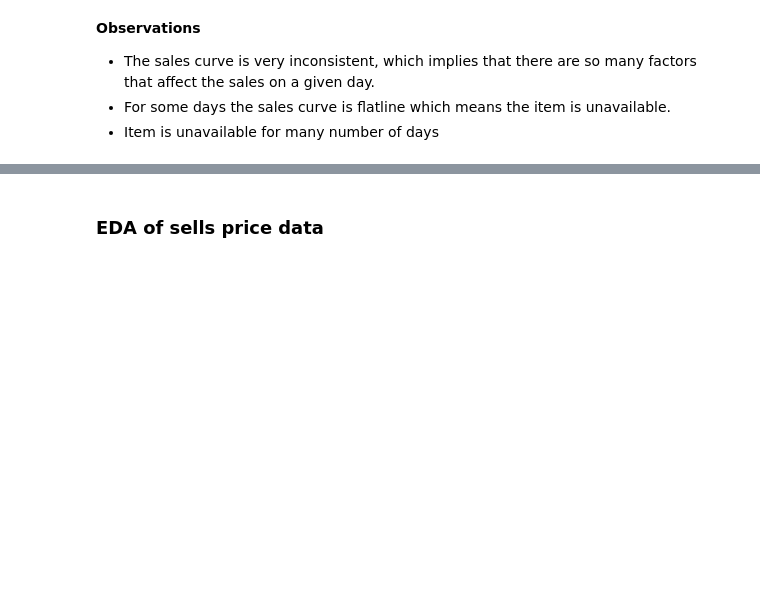
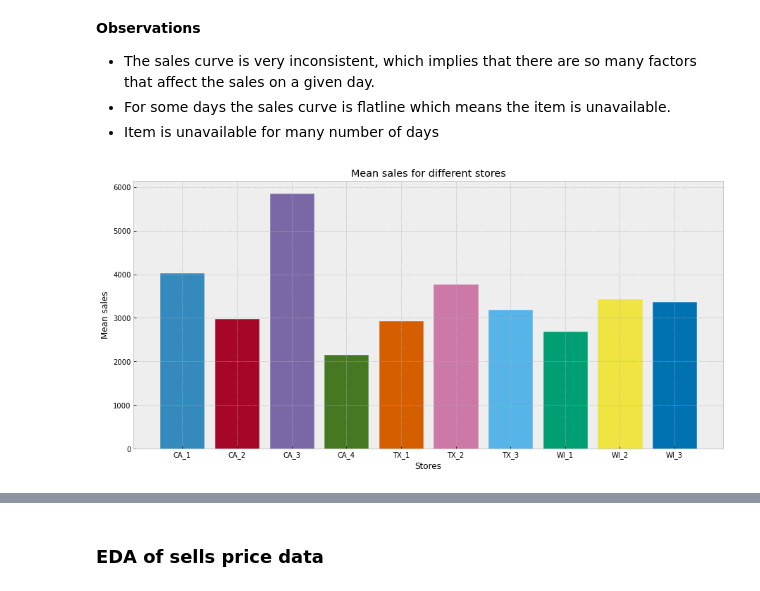
Before and after one commit to jmiller558/Capstone, a Jupyter notebook: Inventory-Planner-EDA.ipynb, the cells around one changed output, grey strips where cells are left out. Drawn from its saved outputs; the diff is of its cells as text; code cells hidden in the pictures; blank space fills up the shorter version.

```diff
--- a/Inventory-Planner-EDA.ipynb
+++ b/Inventory-Planner-EDA.ipynb
@@ -256,3 +246,28 @@ plt.show()
 - The sales curve is very inconsistent, which implies that there are so many factors that affect the sales on a given day.
 - For some days the sales curve is flatline which means the item is unavailable.
 - Item is unavailable for many number of days
+# %%
+# Mean sales for different stores
+store_list = price['store_id'].unique()
+past_sales_item = sales.set_index('id')[d_cols].T \
+.merge(cal_data.set_index('d')['date'], left_index=True, right_index=True).set_index('date')
+
+mean_value_store = []
+for s in store_list:
+    store_items = [c for c in past_sales_item if s in c]
+    mean_value_store.append(np.mean(past_sales_item[store_items].sum(axis=1)))
+
+plt.figure(figsize=(15,7))
+bplot = plt.bar(store_list,mean_value_store)
+
+#fill different colors for bar plot
+colors = [next(color_cycle) for i in range(0,len(store_list))]
+for i, b in enumerate(bplot):
+    b.set_color(colors[i])
+
+plt.xlabel('Stores')
+plt.ylabel('Mean sales')
+plt.title('Mean sales for different stores')
+plt.show()
+# %% [output]
+[figure, added]
```
Also changed, not shown: parts of 57 cells of this notebook.
